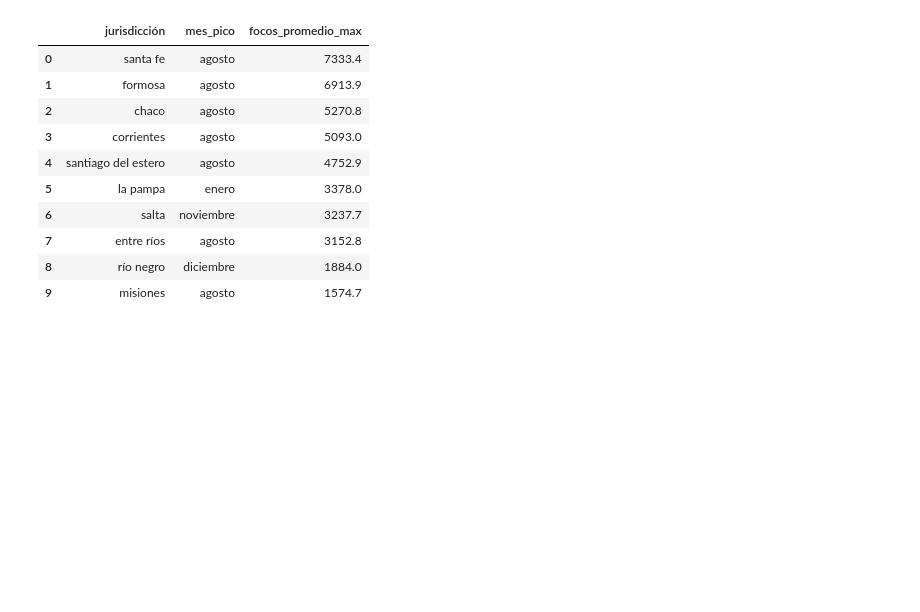
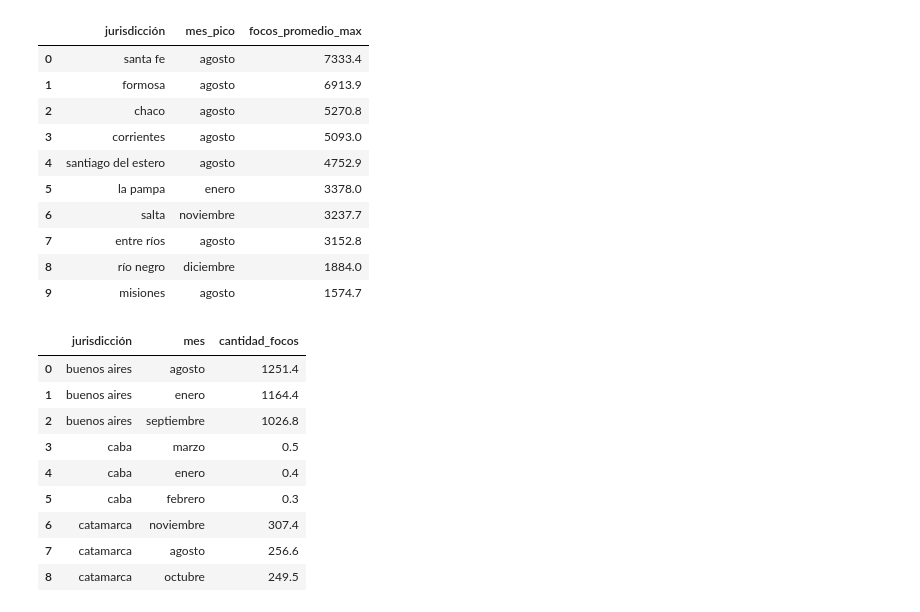
Before and after one commit to FNT138/Analisis_PrediccionIncendiosForestales, a Jupyter notebook: Proy.ipynb, the cells around one changed output. Cells and saved outputs as stored; diff of their text form; code cells hidden in the pictures; blank space fills up the shorter version.

Commit message:
Top 3 meses con mas focos por provincia

```diff
--- a/Proy.ipynb
+++ b/Proy.ipynb
@@ -411,3 +411,25 @@ mes_max_focos.head(10)
 | 7 | entre ríos | agosto | 3152.8 |
 | 8 | río negro | diciembre | 1884.0 |
 | 9 | misiones | agosto | 1574.7 |
+# %%
+# Obtener top 3 meses con más focos promedio por provincia
+top3_focos = (
+    prom_focos_jur.sort_values(["jurisdicción", "cantidad_focos"], ascending=[True, False])
+    .groupby("jurisdicción")
+    .head(3)
+    .reset_index(drop=True)
+)
+
+# Mostrar ejemplo
+top3_focos.head(9)
+# %% [output]
+|  | jurisdicción | mes | cantidad_focos |
+| 0 | buenos aires | agosto | 1251.4 |
+| 1 | buenos aires | enero | 1164.4 |
+| 2 | buenos aires | septiembre | 1026.8 |
+| 3 | caba | marzo | 0.5 |
+| 4 | caba | enero | 0.4 |
+| 5 | caba | febrero | 0.3 |
+| 6 | catamarca | noviembre | 307.4 |
+| 7 | catamarca | agosto | 256.6 |
+| 8 | catamarca | octubre | 249.5 |
```
